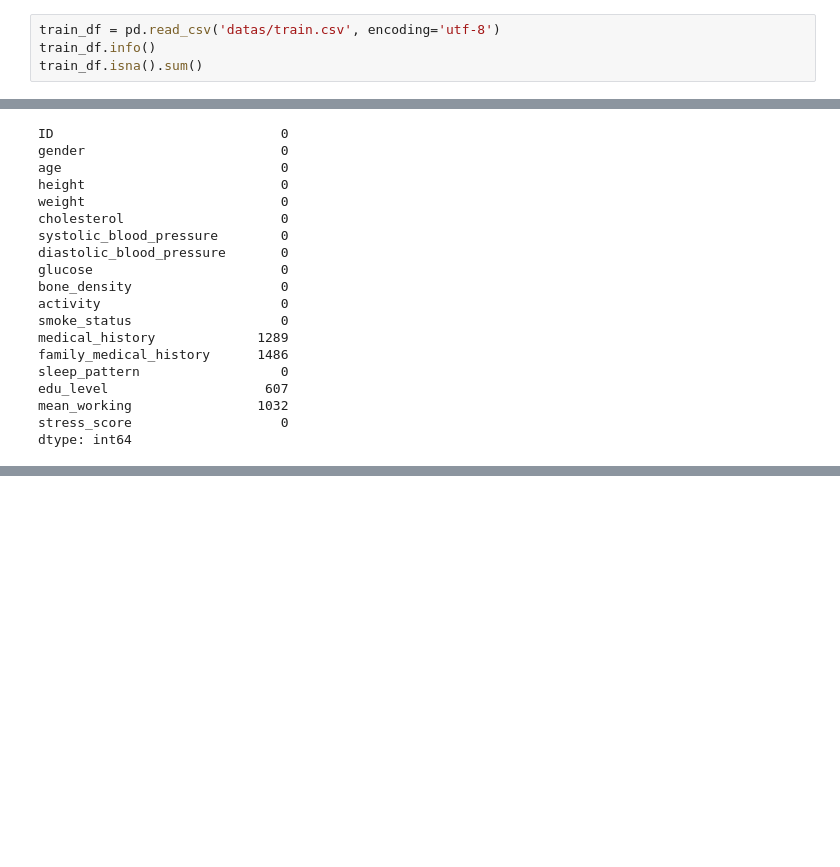
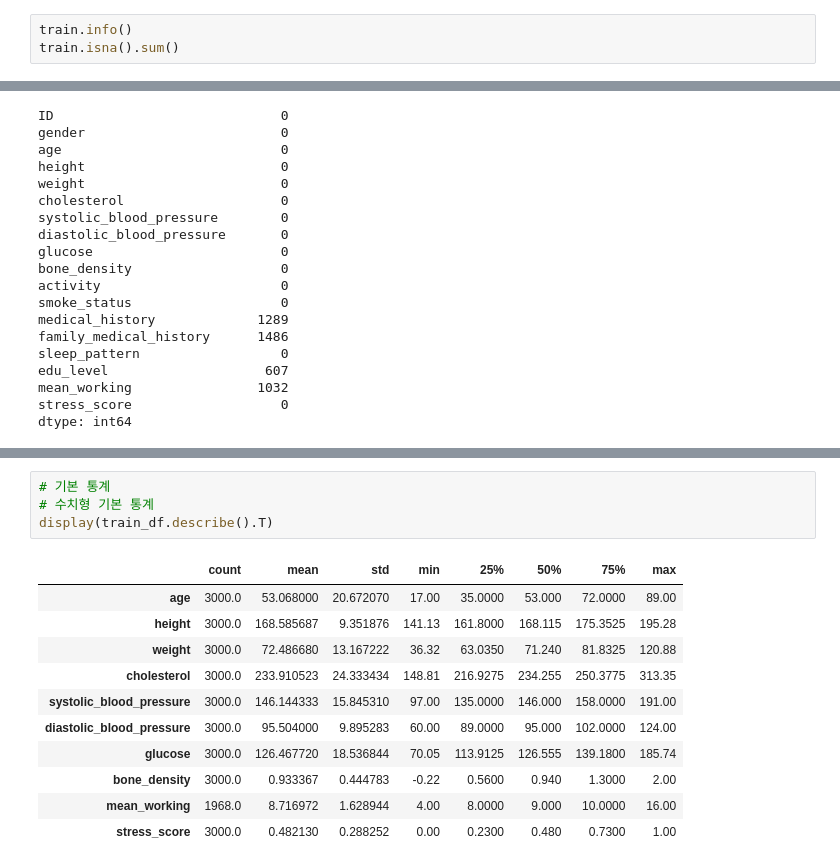
Before and after one commit to dlsdud9098/dacon_project, a Jupyter notebook: dacon_basic_stress/main1.ipynb, the cells around one changed output, grey strips where cells are left out. Saved outputs shown, nothing was run; the diff lists cells and outputs as text; blank space fills up the shorter version.

```diff
--- a/dacon_basic_stress/main1.ipynb
+++ b/dacon_basic_stress/main1.ipynb
@@ -4,7 +12,6 @@ import numpy as np
 # %%
-train_df = pd.read_csv('datas/train.csv', encoding='utf-8')
-train_df.info()
-train_df.isna().sum()
+train.info()
+train.isna().sum()
 # %% [output]
 <class 'pandas.core.frame.DataFrame'>
 RangeIndex: 3000 entries, 0 to 2999
@@ -44,0 +81,16 @@ dtype: int64
+# %%
+# 기본 통계
+# 수치형 기본 통계
+display(train_df.describe().T)
+# %% [output]
+|  | count | mean | std | min | 25% | 50% | 75% | max |
+| age | 3000.0 | 53.068000 | 20.672070 | 17.00 | 35.0000 | 53.000 | 72.0000 | 89.00 |
+| height | 3000.0 | 168.585687 | 9.351876 | 141.13 | 161.8000 | 168.115 | 175.3525 | 195.28 |
+| weight | 3000.0 | 72.486680 | 13.167222 | 36.32 | 63.0350 | 71.240 | 81.8325 | 120.88 |
+| cholesterol | 3000.0 | 233.910523 | 24.333434 | 148.81 | 216.9275 | 234.255 | 250.3775 | 313.35 |
+| systolic_blood_pressure | 3000.0 | 146.144333 | 15.845310 | 97.00 | 135.0000 | 146.000 | 158.0000 | 191.00 |
+| diastolic_blood_pressure | 3000.0 | 95.504000 | 9.895283 | 60.00 | 89.0000 | 95.000 | 102.0000 | 124.00 |
+| glucose | 3000.0 | 126.467720 | 18.536844 | 70.05 | 113.9125 | 126.555 | 139.1800 | 185.74 |
+| bone_density | 3000.0 | 0.933367 | 0.444783 | -0.22 | 0.5600 | 0.940 | 1.3000 | 2.00 |
+| mean_working | 1968.0 | 8.716972 | 1.628944 | 4.00 | 8.0000 | 9.000 | 10.0000 | 16.00 |
+| stress_score | 3000.0 | 0.482130 | 0.288252 | 0.00 | 0.2300 | 0.480 | 0.7300 | 1.00 |
```
Also changed, not shown: parts of 5 cells of this notebook, 4 other files.
